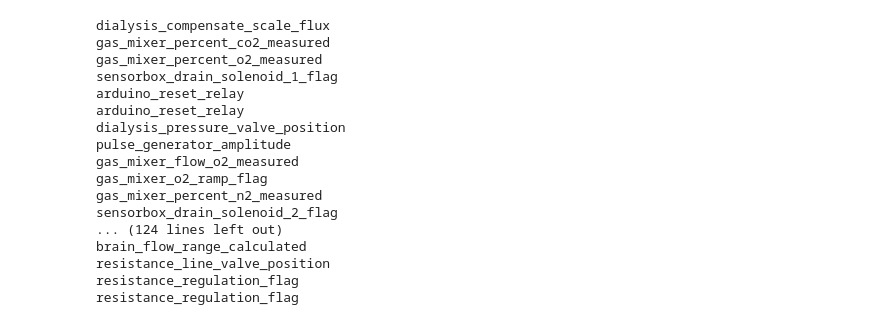
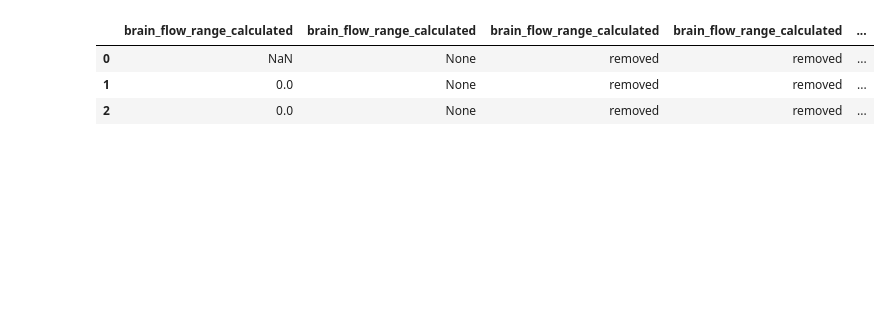
Before and after one commit to mansivyas26/perfusion_dataPipeline, a Jupyter notebook: variables_diff.ipynb, the cells around one changed output. Saved outputs shown, nothing was run; the diff lists cells and outputs as text; code cells hidden in the pictures; blank space fills up the shorter version.

```diff
--- a/variables_diff.ipynb
+++ b/variables_diff.ipynb
@@ -12,2 +31,2 @@ perfusion_data = pd.read_pickle("/content/drive/MyDrive/Steve_BEXT84_01-17-2024_
 # %%
-perfusion_data_subset = perfusion_data.head(5)
+perfusion_data_subset = perfusion_data.head(3)
@@ -120,25 +169,9 @@ schema_subset
-# %%
-for column in schema_subset.columns:
-  for idx, row in variable_dict_v_2_20formatted.iterrows():
-            if column in row['possible_variables']:
-                print(column)
-            else:
-              continue
-# %% [output]
-dialysis_compensate_scale_flux
-gas_mixer_percent_co2_measured
-gas_mixer_percent_o2_measured
-sensorbox_drain_solenoid_1_flag
-arduino_reset_relay
-arduino_reset_relay
-dialysis_pressure_valve_position
-pulse_generator_amplitude
-gas_mixer_flow_o2_measured
-gas_mixer_o2_ramp_flag
-gas_mixer_percent_n2_measured
-sensorbox_drain_solenoid_2_flag
-... (124 lines left out)
-brain_flow_range_calculated
-resistance_line_valve_position
-resistance_regulation_flag
-resistance_regulation_flag
+# %%
+p_filter = perfusion_data_subset['brain_flow_range_calculated']
+# %%
+p_filter
+# %% [output]
+|  | brain_flow_range_calculated | brain_flow_range_calculated | brain_flow_range_calculated | brain_flow_range_calculated | ... |
+| 0 | NaN | None | removed | removed | ... |
+| 1 | 0.0 | None | removed | removed | ... |
+| 2 | 0.0 | None | removed | removed | ... |
```
Also changed, not shown: parts of 25 cells of this notebook.
